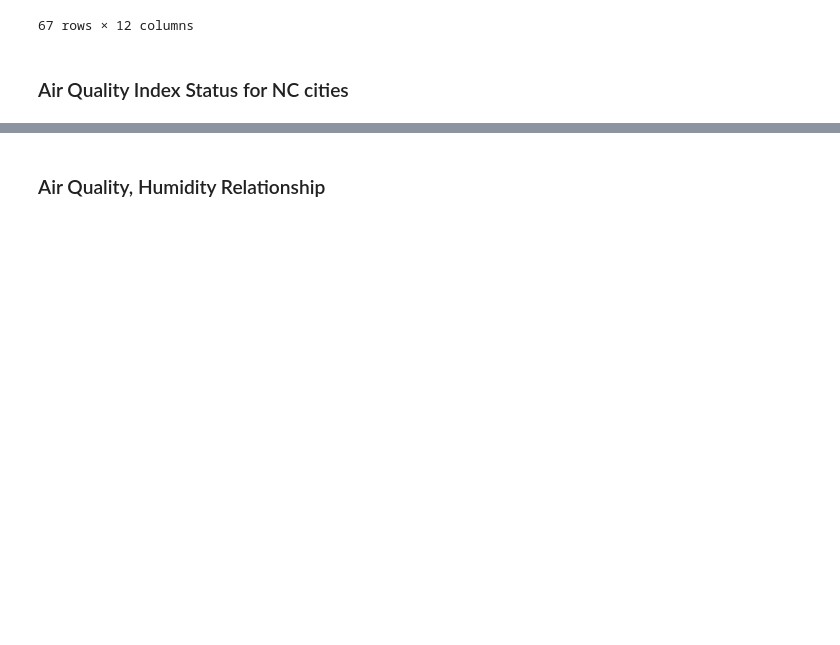
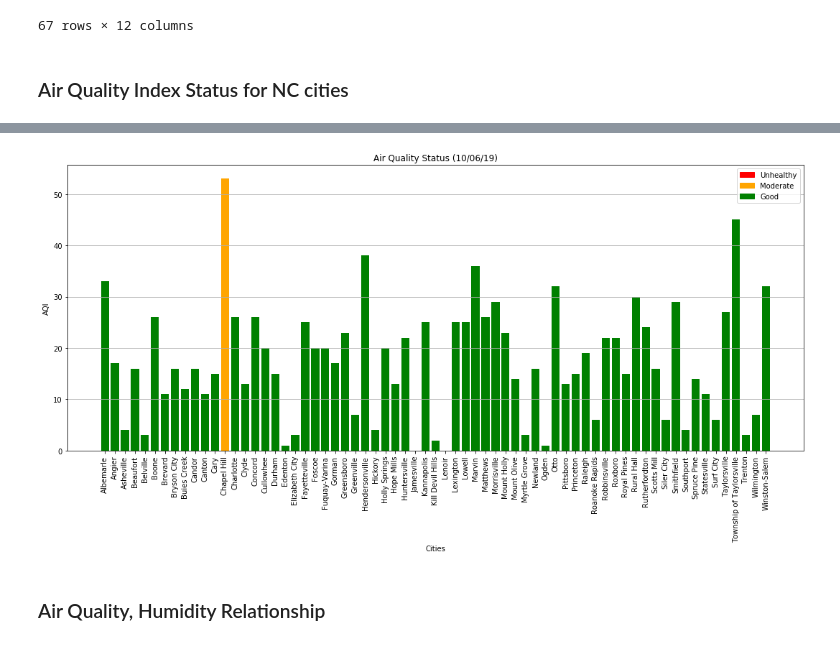
Before and after one commit to nadireag/Air-Quality, a Jupyter notebook: AirQualityPy.ipynb, the cells around one changed output, grey strips where cells are left out. Drawn from its saved outputs; the diff is of its cells as text; code cells hidden in the pictures; blank space fills up the shorter version.

Commit message:
updated plots

```diff
--- a/AirQualityPy.ipynb
+++ b/AirQualityPy.ipynb
@@ -197,7 +201,7 @@ air_df
 # %%
 # Create a line chart to show air quality index change for each city
 # Change the color depending on the air quality index
-plt.figure(figsize=(10,6))
+plt.figure(figsize=(15,8))
 colors = ["green" if x <= 50 else "orange" if x <= 100 else "red" for x in air_df["Air Quality"]]
 plt.bar(air_df["City"], air_df["Air Quality"], align="center", color = colors)
 
@@ -207,6 +211,11 @@ plt.title("Air Quality Status (%s)" % time.strftime("%x"))
 plt.ylabel("AQI")
 plt.xlabel("Cities")
 
+colors1 = {"Unhealthy": "red", "Moderate": "orange", "Good": "green"}
+labels = list(colors1.keys())
+handles= [plt.Rectangle((0,0),1,1, color=colors1[label]) for label in labels]
+plt.legend(handles,labels)
+
 plt.grid(axis="y")
 
 # Save the plot
@@ -219,3 +226,4 @@ plt.show()
+[figure, added]
 # %% [markdown]
 ### Air Quality, Humidity Relationship
 # %%
```
Also changed, not shown: parts of 11 cells of this notebook, 5 other files.
